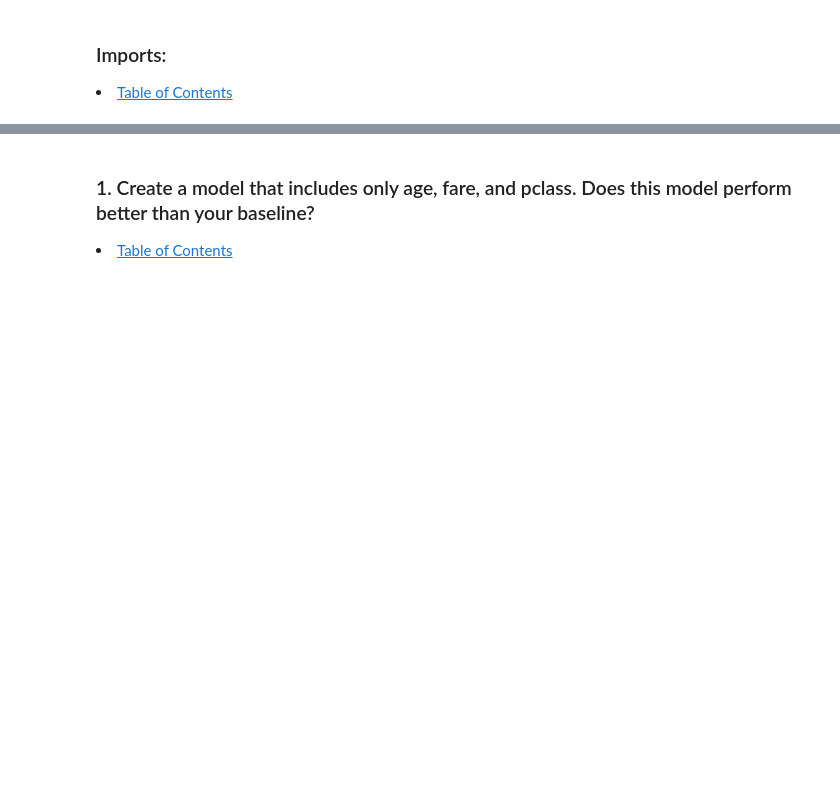
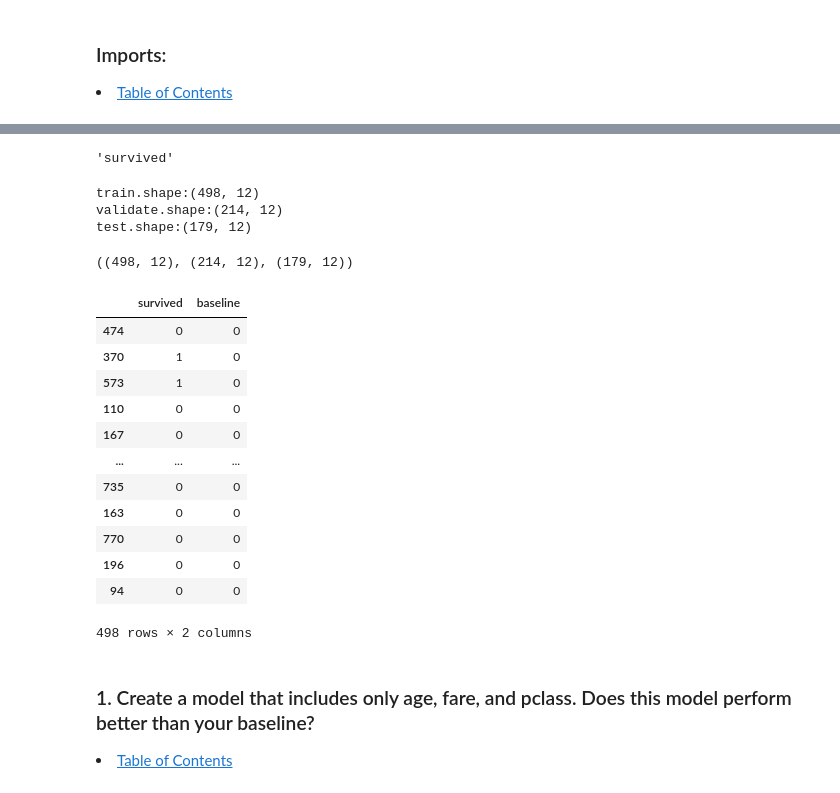
Before and after one commit to Jared-Wood135/classification-exercises, a Jupyter notebook: logistic_regression.ipynb, the cells around one changed output, grey strips where cells are left out. Saved outputs shown, nothing was run; the diff lists cells and outputs as text; code cells hidden in the pictures; blank space fills up the shorter version.

```diff
--- a/logistic_regression.ipynb
+++ b/logistic_regression.ipynb
@@ -39,0 +43,4 @@ In these exercises, we'll continue working with the titanic dataset and building
+# %%
+# Get titanic dataset
+titanic = prepare.prep_titanic()
+titanic.sample()
@@ -39,0 +64,18 @@ In these exercises, we'll continue working with the titanic dataset and building
+# %%
+# Identify y_cols
+y_cols = 'survived'
+y_cols
+# %% [output]
+'survived'
+# %%
+# Split yo' data
+train, validate, test = prepare.split(titanic, 'survived')
+# %% [output]
+train.shape:(498, 12)
+validate.shape:(214, 12)
+test.shape:(179, 12)
+# %%
+# Verify yo' split
+train.shape, validate.shape, test.shape
+# %% [output]
+((498, 12), (214, 12), (179, 12))
@@ -40,3 +90,23 @@ In these exercises, we'll continue working with the titanic dataset and building
+# %%
+# Create train models df
+# Create baseline column
+train_models = pd.DataFrame(train.survived)
+train_models['baseline'] = 0
+train_models
+# %% [output]
+|  | survived | baseline |
+| 474 | 0 | 0 |
+| 370 | 1 | 0 |
+| 573 | 1 | 0 |
+| 110 | 0 | 0 |
+| 167 | 0 | 0 |
+| ... | ... | ... |
+| 735 | 0 | 0 |
+| 163 | 0 | 0 |
+| 770 | 0 | 0 |
+| 196 | 0 | 0 |
+| 94 | 0 | 0 |
+498 rows × 2 columns
 # %% [markdown]
 <a id='Q1'></a>
 ### 1. Create a model that includes only age, fare, and pclass. Does this model perform better than your baseline?
```
Also changed, not shown: parts of 26 cells of this notebook.
